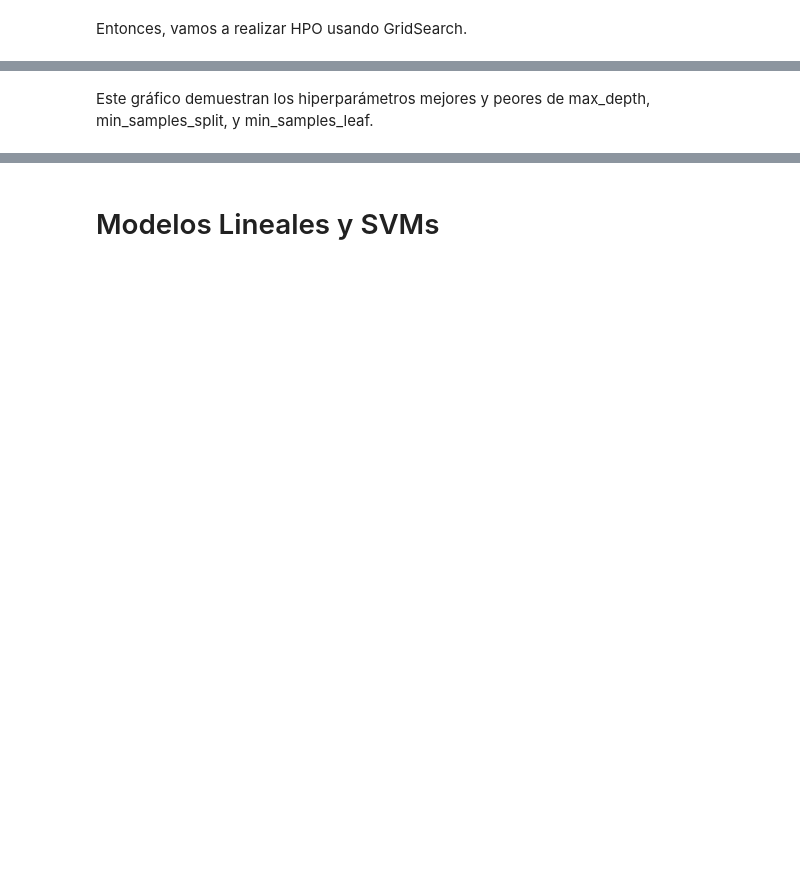
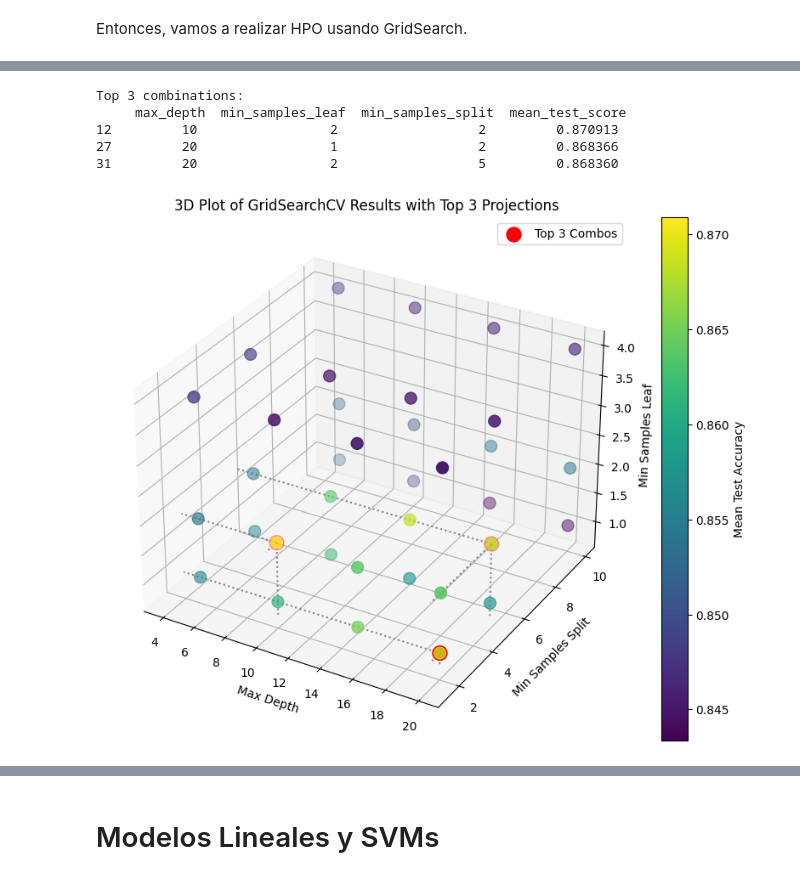
Before and after one commit to 100495982/ML_G84_Grupo2, a Jupyter notebook: primera_práctica.ipynb, the cells around one changed output, grey strips where cells are left out. Saved outputs shown, nothing was run; the diff lists cells and outputs as text; code cells hidden in the pictures; blank space fills up the shorter version.

Commit message:
modelos lineales, más gráficos, inner y outer

```diff
--- a/primera_práctica.ipynb
+++ b/primera_práctica.ipynb
@@ -487,2 +436,62 @@ plt.show()
-# %% [markdown]
-Este gráfico demuestran los hiperparámetros mejores y peores de max_depth, min_samples_split, y min_samples_leaf.
+# %%
+import numpy as np
+import matplotlib.pyplot as plt
+from mpl_toolkits.mplot3d import Axes3D
+import pandas as pd
+
+param_list = results['params']
+scores = results['mean_test_score']
+df_results = pd.DataFrame(param_list)
+df_results['mean_test_score'] = scores
+
+# filtros y conversiones
+df_plot = df_results[df_results['max_depth'].notnull()].copy()
+df_plot['max_depth'] = df_plot['max_depth'].astype(int)
+
+# los mejores 3 combinaciones
+df_top3 = df_plot.sort_values(by='mean_test_score', ascending=False).head(3)
+print("Top 3 combinations:\n", df_top3)
+
+# 3D plot
+fig = plt.figure(figsize=(10, 8))
+ax = fig.add_subplot(111, projection='3d')
+
+# ejes: x=max_depth, y=min_samples_split, z=min_samples_leaf, color = mean_test_score
+x = df_plot['max_depth']
+y = df_plot['min_samples_split']
+z = df_plot['min_samples_leaf']
+c = df_plot['mean_test_score']
+
+sc = ax.scatter(x, y, z, c=c, cmap='viridis', s=100)
+fig.colorbar(sc, label='Mean Test Accuracy')
+
+top_x = df_top3['max_depth'].values
+top_y = df_top3['min_samples_split'].values
+top_z = df_top3['min_samples_leaf'].values
+ax.scatter(top_x, top_y, top_z, color='red', s=150, marker='o', label='Top 3 Combos')
+
+# los límites de los ejes
+x_min, x_max = ax.get_xlim()
+y_min, y_max = ax.get_ylim()
+z_min, z_max = ax.get_zlim()
+
+# líneas punteadas para la profunidad
+for xi, yi, zi in zip(top_x, top_y, top_z):
+    ax.plot([xi, xi], [yi, yi], [zi, z_min], linestyle=':', color='gray')
+    ax.plot([xi, xi], [yi, y_min], [zi, zi], linestyle=':', color='gray')
+    ax.plot([xi, x_min], [yi, yi], [zi, zi], linestyle=':', color='gray')
+
+# etiquetas para los ejes
+ax.set_xlabel('Max Depth')
+ax.set_ylabel('Min Samples Split')
+ax.set_zlabel('Min Samples Leaf')
+plt.title("3D Plot of GridSearchCV Results with Top 3 Projections")
+plt.legend()
+plt.show()
+# %% [output]
+Top 3 combinations:
+     max_depth  min_samples_leaf  min_samples_split  mean_test_score
+12         10                 2                  2         0.870913
+27         20                 1                  2         0.868366
+31         20                 2                  5         0.868360
+[figure, added]
```
Also changed, not shown: parts of 42 cells of this notebook.
